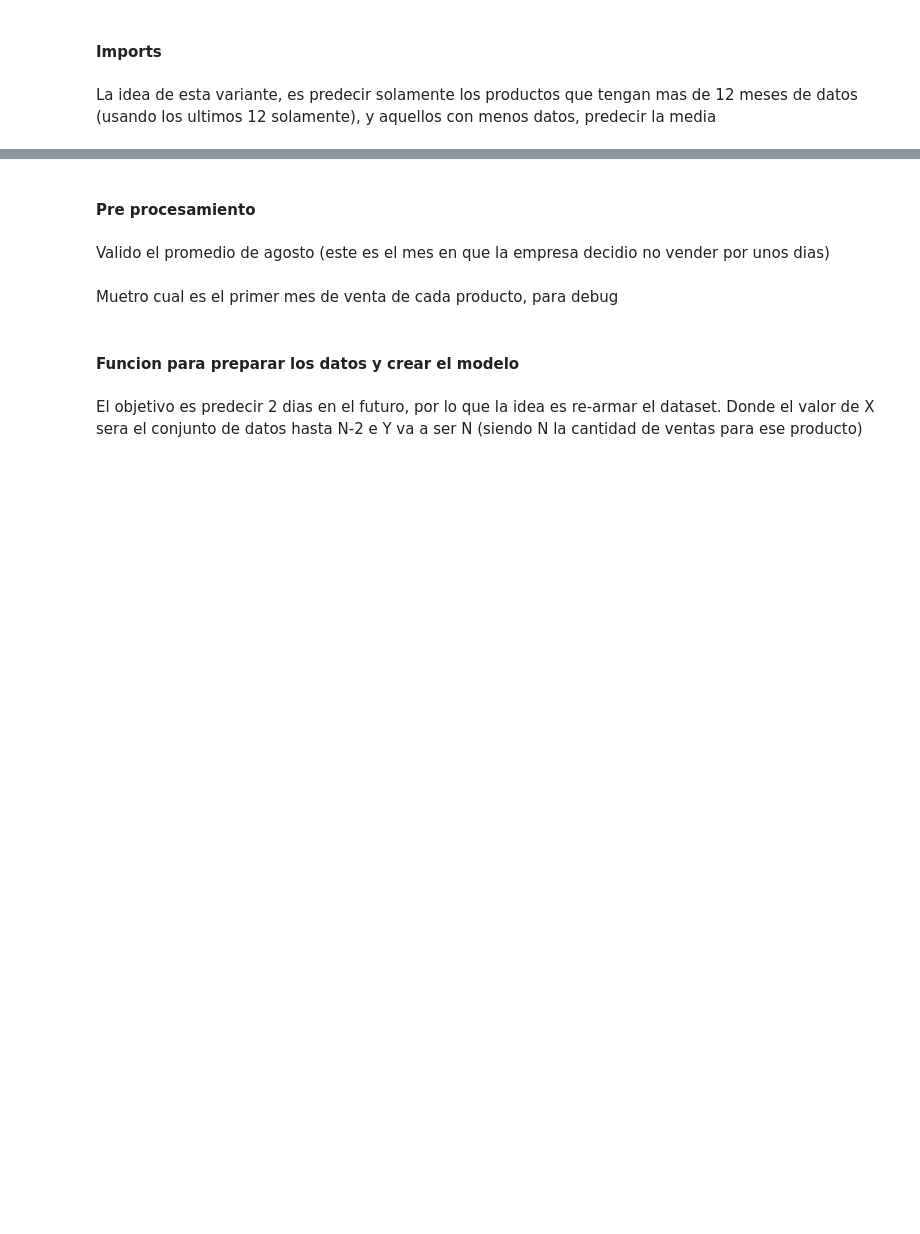
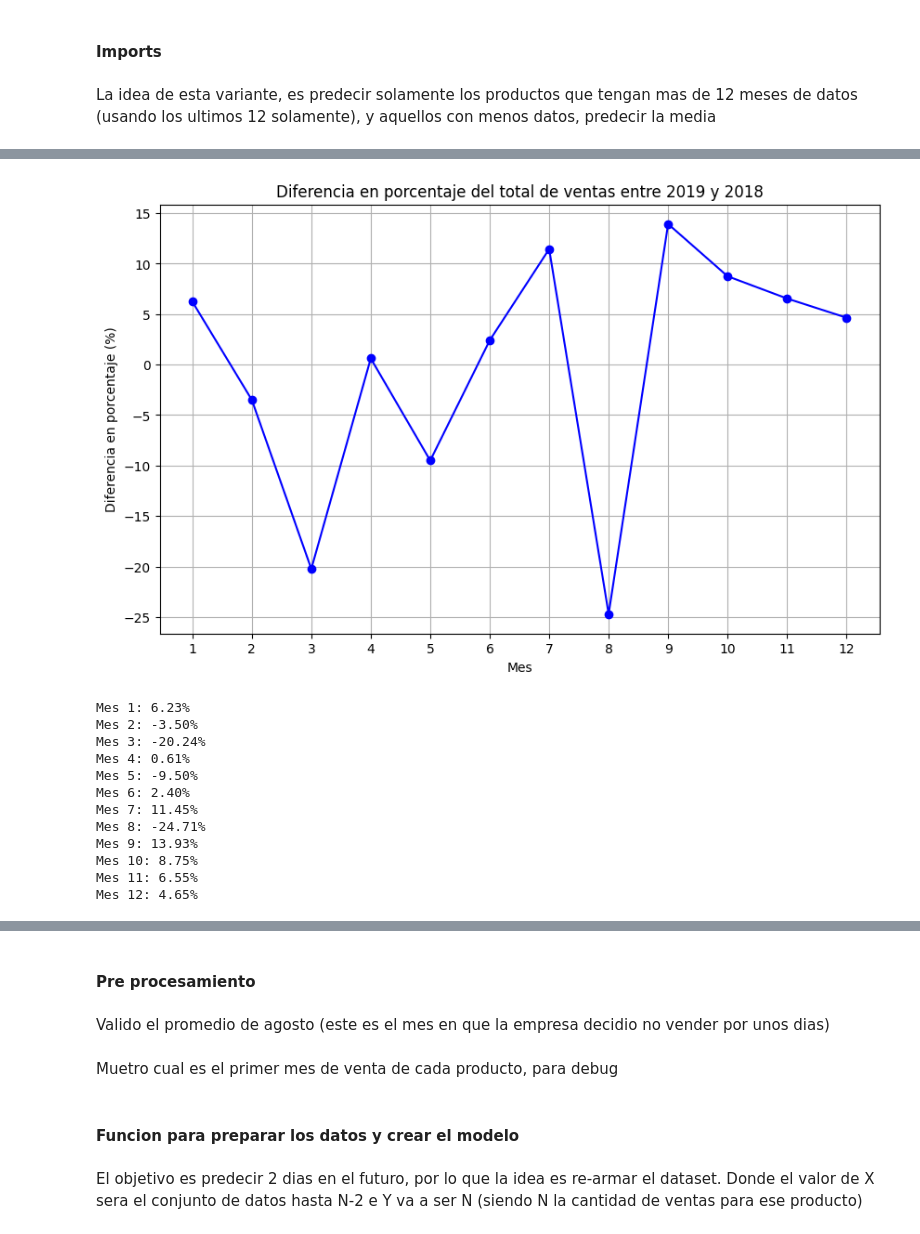
Before and after one commit to marianoMarchetta1/LaboratorioIII, a Jupyter notebook: Models/FeaturedNormalizedLSTM/model.ipynb, the cells around one changed output, grey strips where cells are left out. Saved outputs shown, nothing was run; the diff lists cells and outputs as text; code cells hidden in the pictures; blank space fills up the shorter version.

```diff
--- a/Models/FeaturedNormalizedLSTM/model.ipynb
+++ b/Models/FeaturedNormalizedLSTM/model.ipynb
@@ -24,0 +32,49 @@ final_dataset.head()
+# %%
+import pandas as pd
+import matplotlib.pyplot as plt
+
+# Cargar el dataset
+final_dataset = pd.read_csv('../../Datasets/final_dataset.csv', sep='\t')
+final_dataset['periodo'] = pd.to_datetime(final_dataset['periodo'], format='%Y%m')
+
+# Filtrar los datos para los años 2018 y 2019
+data_2018 = final_dataset[final_dataset['periodo'].dt.year == 2018]
+data_2019 = final_dataset[final_dataset['periodo'].dt.year == 2019]
+
+# Agrupar por mes y calcular el total de ventas para cada mes
+ventas_2018 = data_2018.groupby(data_2018['periodo'].dt.month)['y'].sum()
+ventas_2019 = data_2019.groupby(data_2019['periodo'].dt.month)['y'].sum()
+
+# Asegurarse de que ambos años tienen datos para todos los meses
+ventas_2018 = ventas_2018.reindex(range(1, 13), fill_value=0)
+ventas_2019 = ventas_2019.reindex(range(1, 13), fill_value=0)
+
+# Calcular la diferencia en porcentaje
+diferencia_porcentaje = ((ventas_2019 - ventas_2018) / ventas_2018) * 100
+
+# Configurar el gráfico
+plt.figure(figsize=(10, 6))
+plt.plot(diferencia_porcentaje.index, diferencia_porcentaje, marker='o', linestyle='-', color='b')
+plt.title('Diferencia en porcentaje del total de ventas entre 2019 y 2018')
+plt.xlabel('Mes')
+plt.ylabel('Diferencia en porcentaje (%)')
+plt.xticks(range(1, 13))
+plt.grid(True)
+plt.show()
+
+for mes in diferencia_porcentaje.index:
+    print(f'Mes {mes}: {diferencia_porcentaje[mes]:.2f}%')
+# %% [output]
+[figure, added]
+Mes 1: 6.23%
+Mes 2: -3.50%
+Mes 3: -20.24%
+Mes 4: 0.61%
+Mes 5: -9.50%
+Mes 6: 2.40%
+Mes 7: 11.45%
+Mes 8: -24.71%
+Mes 9: 13.93%
+Mes 10: 8.75%
+Mes 11: 6.55%
+Mes 12: 4.65%
```
Also changed, not shown: parts of 8 cells of this notebook, 1 other file.
